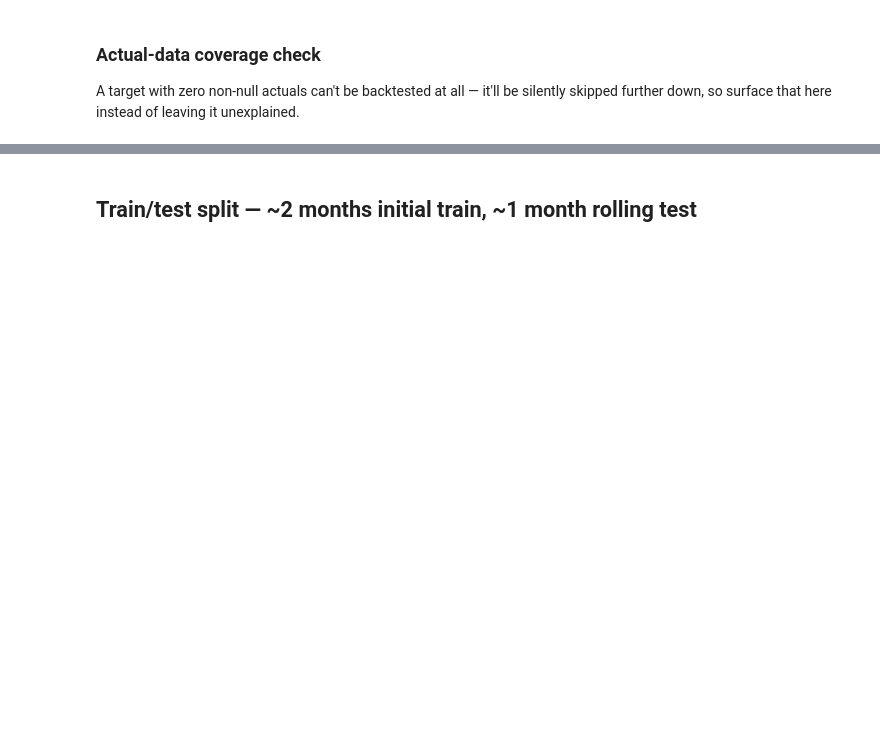
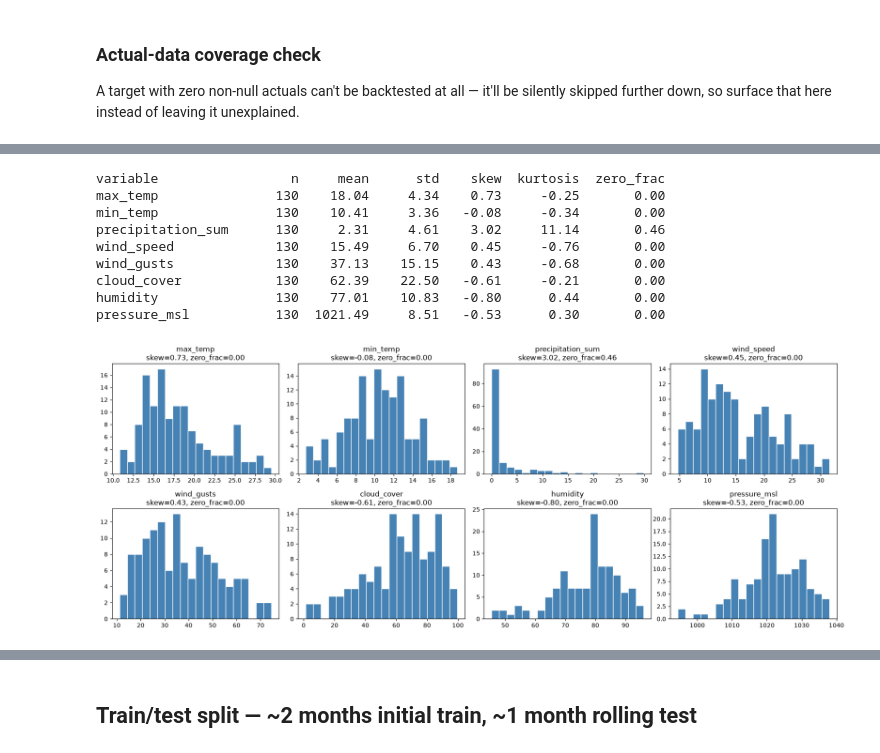
Before and after one commit to Zephyr-Howson/weather-ensemble-forecaster, a Jupyter notebook: notebooks/ml_model_comparison.ipynb, the cells around one changed output, grey strips where cells are left out. Cells and saved outputs as stored; diff of their text form; code cells hidden in the pictures; blank space fills up the shorter version.

```diff
--- a/notebooks/ml_model_comparison.ipynb
+++ b/notebooks/ml_model_comparison.ipynb
@@ -80,0 +99,44 @@ Non-null actual coverage per target (out of 90 days):
+# %%
+import matplotlib.pyplot as plt
+from scipy import stats
+
+print(f"{'variable':20s} {'n':>5s} {'mean':>8s} {'std':>8s} {'skew':>7s} {'kurtosis':>9s} {'zero_frac':>10s}")
+dist_rows = []
+for var in CONTINUOUS_TARGETS:
+    col = f"actual_{var}"
+    s = wide_df[col].dropna()
+    if s.empty:
+        print(f"{var:20s}  <-- no observed data")
+        continue
+    zero_frac = float((s == 0).mean())
+    dist_rows.append({
+        "variable": var, "n": len(s), "mean": s.mean(), "std": s.std(),
+        "skew": stats.skew(s), "kurtosis": stats.kurtosis(s), "zero_frac": zero_frac,
+    })
+    print(f"{var:20s} {len(s):5d} {s.mean():8.2f} {s.std():8.2f} {stats.skew(s):7.2f} {stats.kurtosis(s):9.2f} {zero_frac:10.2f}")
+
+dist_stats = pd.DataFrame(dist_rows).set_index("variable")
+
+fig, axes = plt.subplots(2, 4, figsize=(18, 7))
+for ax, var in zip(axes.flat, CONTINUOUS_TARGETS):
+    s = wide_df[f"actual_{var}"].dropna()
+    if s.empty:
+        ax.axis("off")
+        continue
+    ax.hist(s, bins=20, color="steelblue", edgecolor="white")
+    ax.set_title(f"{var}\nskew={stats.skew(s):.2f}, zero_frac={(s == 0).mean():.2f}")
+for ax in axes.flat[len(CONTINUOUS_TARGETS):]:
+    ax.axis("off")
+plt.tight_layout()
+plt.show()
+# %% [output]
+variable                 n     mean      std    skew  kurtosis  zero_frac
+max_temp               130    18.04     4.34    0.73     -0.25       0.00
+min_temp               130    10.41     3.36   -0.08     -0.34       0.00
+precipitation_sum      130     2.31     4.61    3.02     11.14       0.46
+wind_speed             130    15.49     6.70    0.45     -0.76       0.00
+wind_gusts             130    37.13    15.15    0.43     -0.68       0.00
+cloud_cover            130    62.39    22.50   -0.61     -0.21       0.00
+humidity               130    77.01    10.83   -0.80      0.44       0.00
+pressure_msl           130  1021.49     8.51   -0.53      0.30       0.00
+[figure, added]
```
Also changed, not shown: parts of 18 cells of this notebook, 1 other file.
